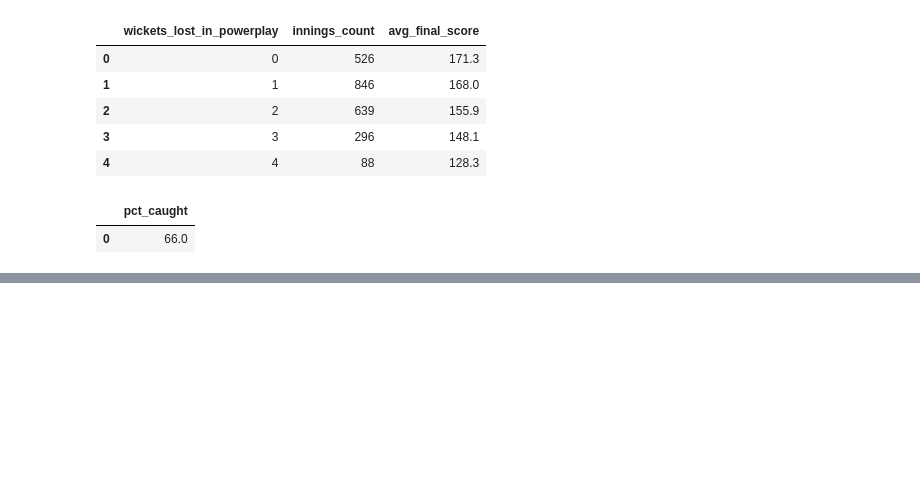
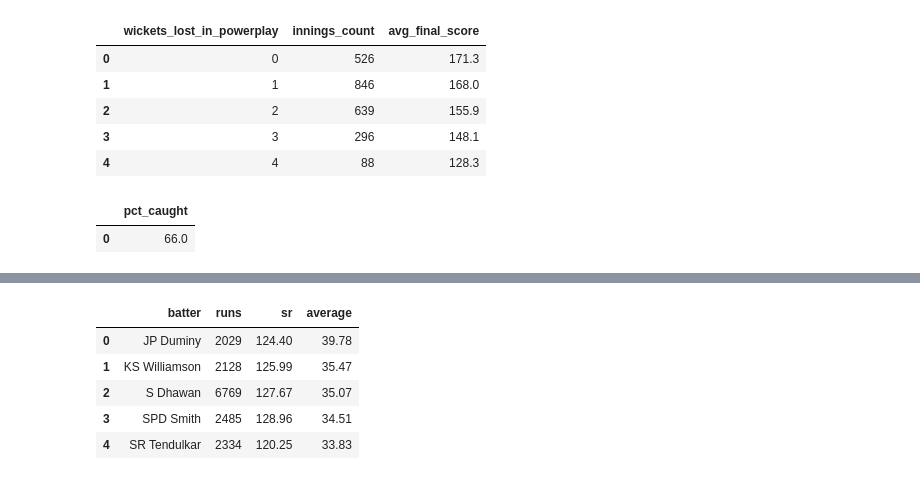
Before and after one commit to fayasnkbca25dbi-ai/ipl_cricket_analytics, a Jupyter notebook: notebooks/03_analysis.ipynb, the cells around one changed output, grey strips where cells are left out. Saved outputs shown, nothing was run; the diff lists cells and outputs as text; code cells hidden in the pictures; blank space fills up the shorter version.

```diff
--- a/notebooks/03_analysis.ipynb
+++ b/notebooks/03_analysis.ipynb
@@ -2579,0 +2950,25 @@ q(query)
+# %%
+q("""
+SELECT b.batter,
+       SUM(b.batter_runs) AS runs,
+       ROUND(100.0*SUM(b.batter_runs)/SUM(b.is_legal),2)
+       AS sr,
+       ROUND(1.0*SUM(b.batter_runs)/
+       (SELECT COUNT(*)
+        FROM v_ball x
+        WHERE x.player_out = b.batter),2)
+       AS average
+FROM v_ball b
+GROUP BY b.batter
+HAVING runs >= 2000
+   AND sr BETWEEN 115 AND 132
+ORDER BY average DESC
+LIMIT 5;
+""")
+# %% [output]
+|  | batter | runs | sr | average |
+| 0 | JP Duminy | 2029 | 124.40 | 39.78 |
+| 1 | KS Williamson | 2128 | 125.99 | 35.47 |
+| 2 | S Dhawan | 6769 | 127.67 | 35.07 |
+| 3 | SPD Smith | 2485 | 128.96 | 34.51 |
+| 4 | SR Tendulkar | 2334 | 120.25 | 33.83 |
```
Also changed, not shown: parts of 39 cells of this notebook.
